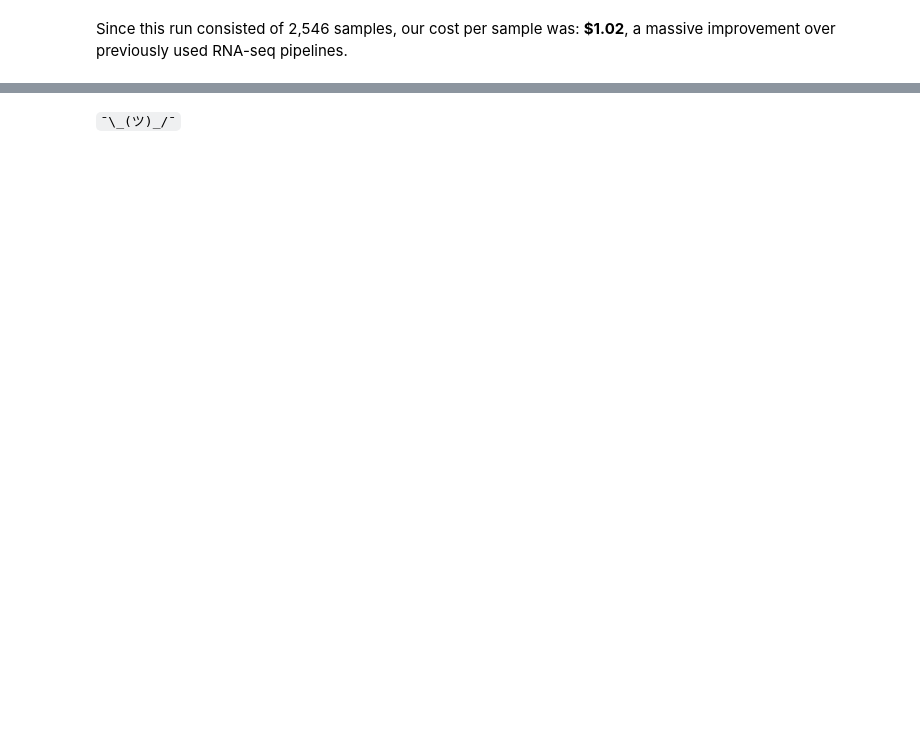
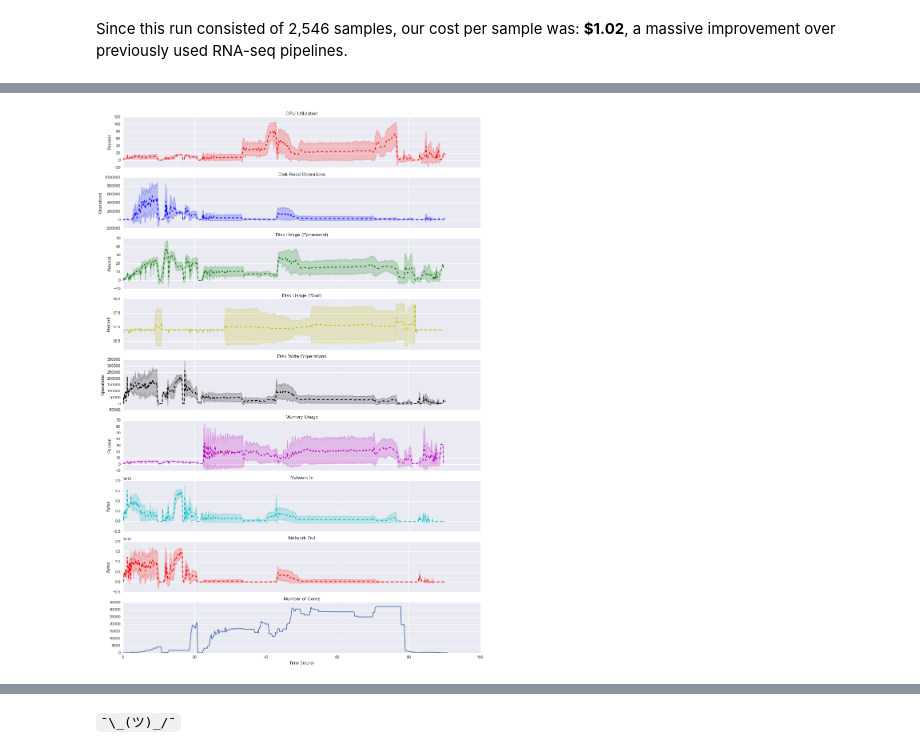
Before and after one commit to jvivian/ipython_notebooks, a Jupyter notebook: parsing_realtime_metrics/Parsing Realtime Metrics.ipynb, the cells around one changed output, grey strips where cells are left out. Cells and saved outputs as stored; diff of their text form; code cells hidden in the pictures; blank space fills up the shorter version.

Commit message:
Plot updates

```diff
--- a/parsing_realtime_metrics/Parsing Realtime Metrics.ipynb
+++ b/parsing_realtime_metrics/Parsing Realtime Metrics.ipynb
@@ -145,0 +158,16 @@ Since this run consisted of 2,546 samples, our cost per sample was: **$1.02**, a
+# %%
+runs = []
+for root, dirs, files in os.walk('.'):
+    runs.extend(dirs)
+runs = [x for x in runs if 'toil' in x]
+# %%
+metrics = {}
+for r in runs:
+    metrics[r.split('_')[-1]] = [os.path.join(r, x) for x in os.listdir(r) if '.csv' in x]
+# %%
+matrices = {}
+start = time.time()
+for metric in metrics['toil-recompute']:
+    df = pd.read_csv( metric, sep='\t', names=['id', 'value', 'timestamp'] )
+    matrices[os.path.basename(metric).split('.')[0]] = create_sparse_matrix(df)
+print 'Computing matrices took: {} minutes for {} metrics'.format((time.time() - start) / 60, len(matrices.keys()))
@@ -145,0 +180,32 @@ Since this run consisted of 2,546 samples, our cost per sample was: **$1.02**, a
+# %%
+colors = itertools.cycle(["r", "b", "g", 'y', 'k', 'm', 'c'])
+ylabels = ['Percent', 'Operations', 'Percent', 'Percent', 'Operations', 'Percent', 'Bytes', 'Bytes']
+titles = ['CPU Utilization', 'Disk Read Operations', 'Disk Usage (Ephemeral)', 'Disk Usage (Root)',
+         'Disk Write Ooperations', 'Memory Usage', 'Network In', 'Network Out']
+num_workers = []
+
+# Dynamically generate subplots for DRYness and flexibility
+metric_info = zip(sorted(matrices.keys()), ylabels, titles)
+f, axes = plt.subplots(len(metric_info)+1, sharex=True, figsize=(16, 24))
+for i, mi in enumerate(metric_info):
+    c = next(colors)
+    metric, ylabel, title = mi
+    matrix = matrices[metric]
+    mean = matrix.mean()
+    std = matrix.std().fillna(0)
+    x = [t*5.0/60 for t in xrange(len(mean))]
+    axes[i].plot(x, mean, linewidth=2, linestyle='dashed', color=c)
+    axes[i].fill_between(x, mean-std, mean+std, alpha=0.2, linewidth=2, color=c);
+    axes[i].set_title(title)
+    axes[i].set_ylabel(ylabel)
+    num_workers.append(matrix.count())
+# We'll calculate the number of workers by taking the max "count" of each metric's timestamp
+num_workers = pd.DataFrame(num_workers)
+num_instances = num_workers.max()*32
+x = [t*5.0/60 for t in xrange(len(num_instances))]
+axes[-1].plot(x, num_instances)
+axes[-1].set_title("Number of Cores")
+axes[-1].set_xlabel('Time (hours)')
+plt.show();
+# %% [output]
+[figure, added]
```
Also changed, not shown: parts of 30 cells of this notebook.
